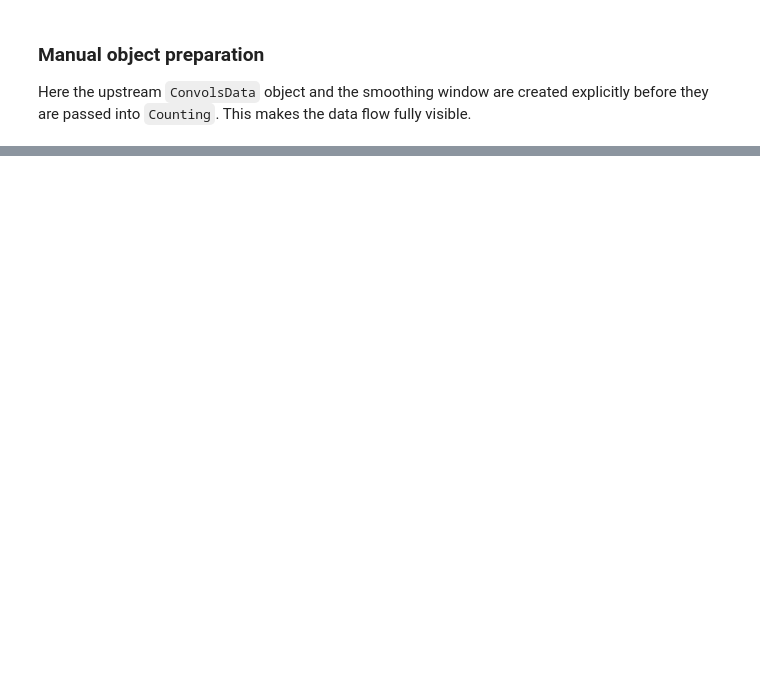
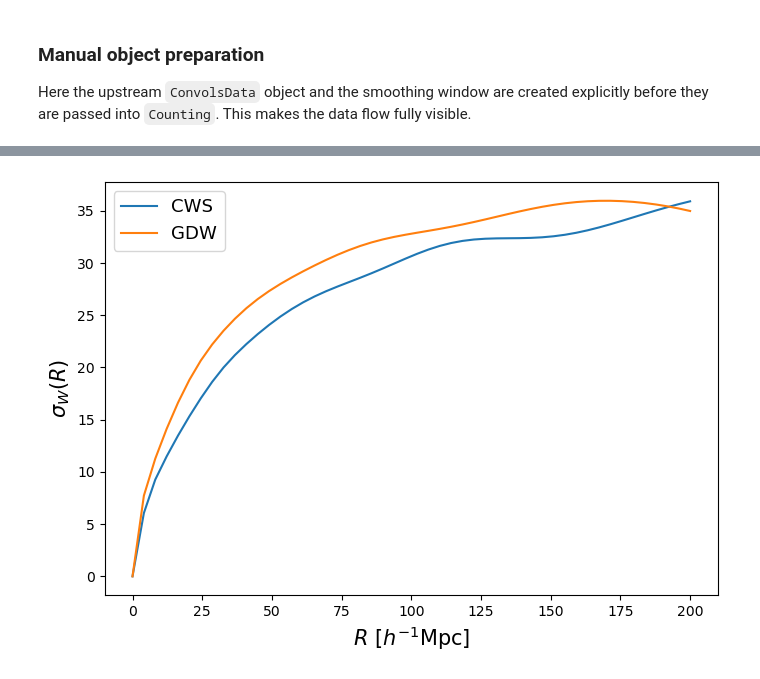
Before and after one commit to SYSUSPA-Projects/PyHermes, a Jupyter notebook: examples/notebooks/counting.ipynb, the cells around one changed output, grey strips where cells are left out. Saved outputs shown, nothing was run; the diff lists cells and outputs as text; code cells hidden in the pictures; blank space fills up the shorter version.

```diff
--- a/examples/notebooks/counting.ipynb
+++ b/examples/notebooks/counting.ipynb
@@ -209,0 +288,16 @@ plt.show()
+# %%
+radii_hp = np.linspace(0.0, 200.0, 50)
+sigma_cws = [compute_sigma_w(delta, 'cws', radius) for radius in radii_hp]
+sigma_gdw = [compute_sigma_w(delta, 'gdw', radius) for radius in radii_hp]
+
+plt.figure(figsize=(7, 5))
+plt.plot(radii_hp, sigma_cws, label='CWS')
+plt.plot(radii_hp, sigma_gdw, label='GDW')
+plt.xlabel(r'$R\ [h^{-1}{\rm Mpc}]$', fontsize=15)
+plt.ylabel(r'$\sigma_W(R)$', fontsize=15)
+plt.legend(fontsize=13)
+plt.tight_layout()
+plt.savefig(figs_dir / 'counting_sigma_highpass.png', dpi=200, bbox_inches='tight')
+plt.show()
+# %% [output]
+[figure, added]
```
Also changed, not shown: parts of 13 cells of this notebook, 4 other files.
